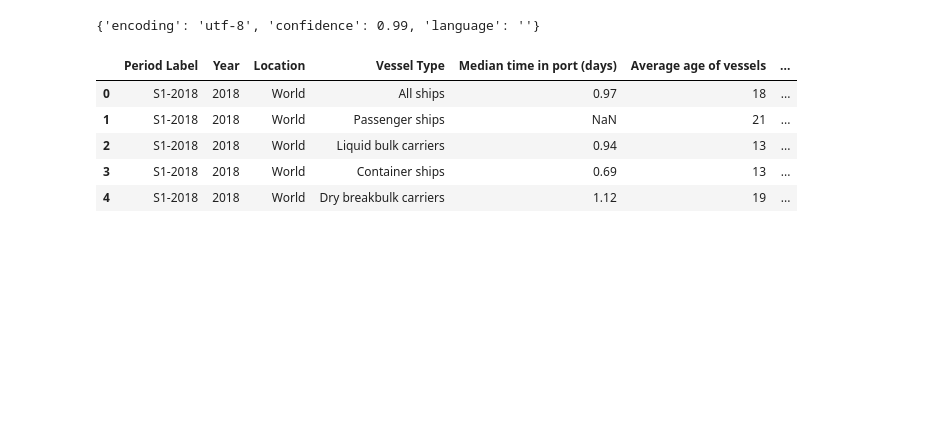
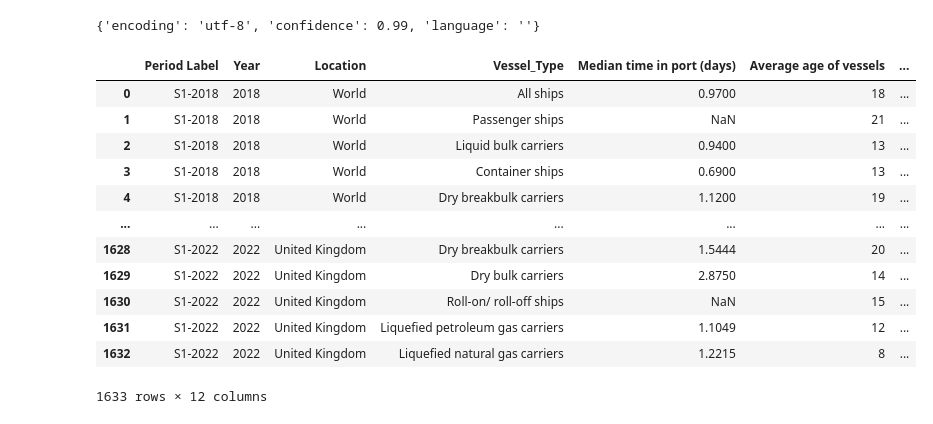
Before and after one commit to eotrout/TIL6022-group_project, a Jupyter notebook: port_data.ipynb, the cells around one changed output. Cells and saved outputs as stored; diff of their text form; code cells hidden in the pictures; blank space fills up the shorter version.

Commit message:
Updated port_data

```diff
--- a/port_data.ipynb
+++ b/port_data.ipynb
@@ -11,20 +15,27 @@ result
 # %%
 # Importing and Touching-up the Data
 
 df_ports = pd.read_csv(file_path,encoding='utf-8')
 df_ports['Period Label'] = df_ports['Period Label'].str.replace('   ','-')
 df_ports = df_ports.drop(columns=['Period', 'Frequency', 'Frequency Label', 'Economy',
                                       'CommercialMarket', 'Median time in port (days) Footnote',
                                       'Average age of vessels Footnote', 'Average size (GT) of vessels Footnote',
                                       'Maximum size (GT) of vessels Footnote', 'Average cargo carrying capacity (dwt) per vessel Footnote',
                                       'Maximum cargo carrying capacity (dwt) of vessels Footnote','Average container carrying capacity (TEU) per container ship Footnote',
                                       'Maximum container carrying capacity (TEU) of container ships Footnote'])
-df_ports.rename(columns = {'Economy Label': 'Location', 'CommercialMarket Label': 'Vessel Type', }, inplace=True)
-df_ports.head()
+df_ports.rename(columns = {'Economy Label': 'Location', 'CommercialMarket Label': 'Vessel_Type', }, inplace=True)
+df_ports
 # %% [output]
-|  | Period Label | Year | Location | Vessel Type | Median time in port (days) | Average age of vessels | ... |
-| 0 | S1-2018 | 2018 | World | All ships | 0.97 | 18 | ... |
+|  | Period Label | Year | Location | Vessel_Type | Median time in port (days) | Average age of vessels | ... |
+| 0 | S1-2018 | 2018 | World | All ships | 0.9700 | 18 | ... |
 | 1 | S1-2018 | 2018 | World | Passenger ships | NaN | 21 | ... |
-| 2 | S1-2018 | 2018 | World | Liquid bulk carriers | 0.94 | 13 | ... |
-| 3 | S1-2018 | 2018 | World | Container ships | 0.69 | 13 | ... |
-| 4 | S1-2018 | 2018 | World | Dry breakbulk carriers | 1.12 | 19 | ... |
+| 2 | S1-2018 | 2018 | World | Liquid bulk carriers | 0.9400 | 13 | ... |
+| 3 | S1-2018 | 2018 | World | Container ships | 0.6900 | 13 | ... |
+| 4 | S1-2018 | 2018 | World | Dry breakbulk carriers | 1.1200 | 19 | ... |
+| ... | ... | ... | ... | ... | ... | ... | ... |
+| 1628 | S1-2022 | 2022 | United Kingdom | Dry breakbulk carriers | 1.5444 | 20 | ... |
+| 1629 | S1-2022 | 2022 | United Kingdom | Dry bulk carriers | 2.8750 | 14 | ... |
+| 1630 | S1-2022 | 2022 | United Kingdom | Roll-on/ roll-off ships | NaN | 15 | ... |
+| 1631 | S1-2022 | 2022 | United Kingdom | Liquefied petroleum gas carriers | 1.1049 | 12 | ... |
+| 1632 | S1-2022 | 2022 | United Kingdom | Liquefied natural gas carriers | 1.2215 | 8 | ... |
+1633 rows × 12 columns
```
Also changed, not shown: parts of 6 cells of this notebook, 1 other file.
